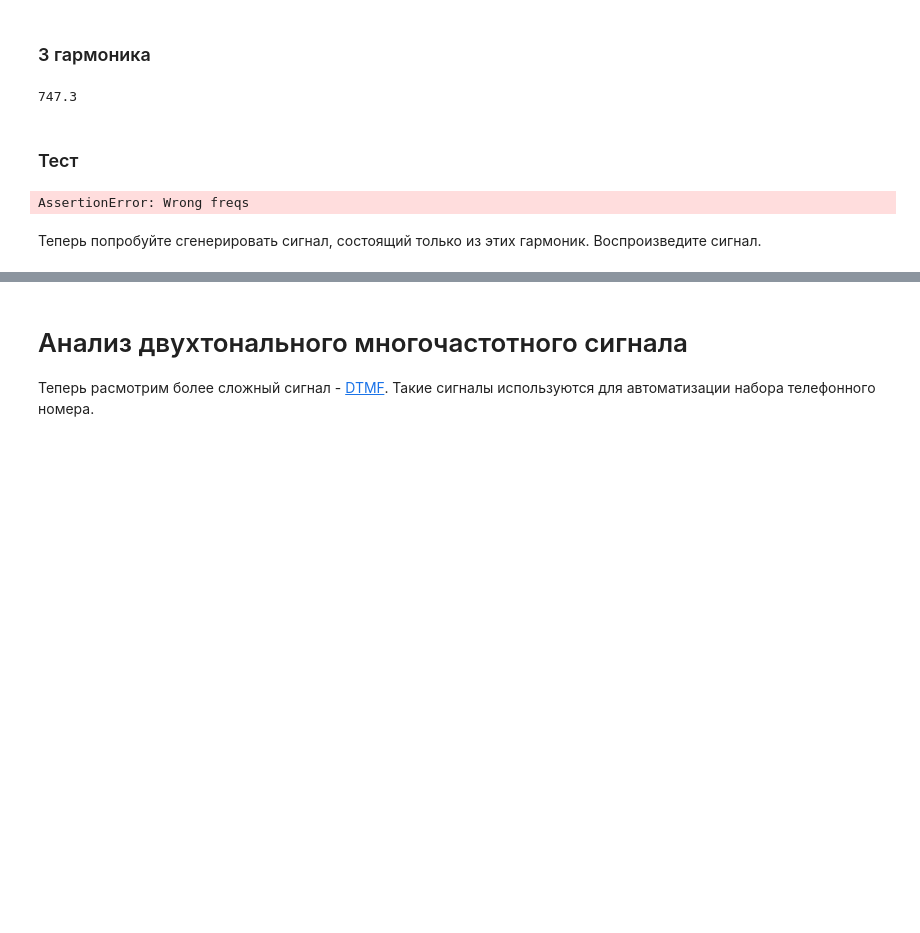
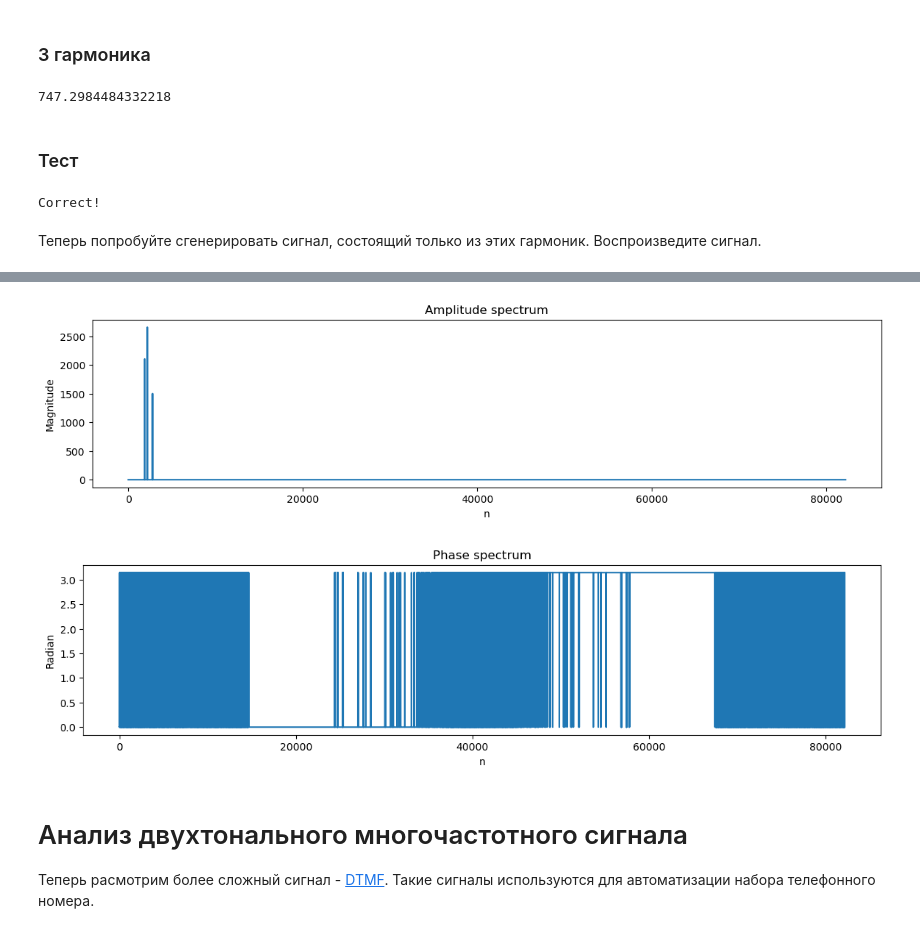
Before and after one commit to malodetz/dsp_labs_book, a Jupyter notebook: lab2.ipynb, the cells around one changed output, grey strips where cells are left out. Drawn from its saved outputs; the diff is of its cells as text; code cells hidden in the pictures; blank space fills up the shorter version.

Commit message:
Task 2 done

```diff
--- a/lab2.ipynb
+++ b/lab2.ipynb
@@ -378,7 +378,7 @@ print(a_sorted[:20])
 ### 1 гармоника
 # %%
 def freq_by_h(h):
-    return np.round((h * tw_sr) / len(train_whistle), 2)
+    return (h * tw_sr) / len(train_whistle)
 
 h1 = 2183
 freq1 = freq_by_h(h1)
@@ -397,10 +397,10 @@ print(freq_by_h(h2))
 ### 3 гармоника
 # %%
 h3 = 2785
-freq3 = freq_by_h(h1)
-print(freq_by_h(h3))
+freq3 = freq_by_h(h3)
+print(freq3)
 # %% [output]
-747.3
+747.2984484332218
 # %% [markdown]
 ### Тест
 # %%
@@ -415,6 +415,6 @@ assert (round(sum(task_answer)) == 1677 and round(np.var(task_answer)) == 1407)
         f"Wrong freqs"
 print("Correct!")
 # %% [output]
-AssertionError: Wrong freqs
+Correct!
 # %% [markdown]
 Теперь попробуйте сгенерировать сигнал, состоящий только из этих гармоник. Воспроизведите сигнал.
@@ -422,0 +421,8 @@ AssertionError: Wrong freqs
+# %%
+all_freqs = np.fft.fftfreq(len(train_whistle), d=1/tw_sr)
+mask = np.isin(np.round(all_freqs, 1), np.round(task_answer, 1))
+result = np.fft.ifft(train_whistle_spec*mask)
+player = ipd.Audio(result, rate=tw_sr)
+ipd.display(player)
+draw_spec(train_whistle_spec*mask)
+# %% [output]
@@ -423,3 +430,5 @@ AssertionError: Wrong freqs
+[figure, added]
+[figure, added]
 # %% [markdown]
 # Анализ двухтонального многочастотного сигнала
 Теперь расмотрим более сложный сигнал - [DTMF](https://en.wikipedia.org/wiki/Dual-tone_multi-frequency_signaling). Такие сигналы используются для автоматизации набора телефонного номера.
```
Also changed, not shown: parts of 28 cells of this notebook.
